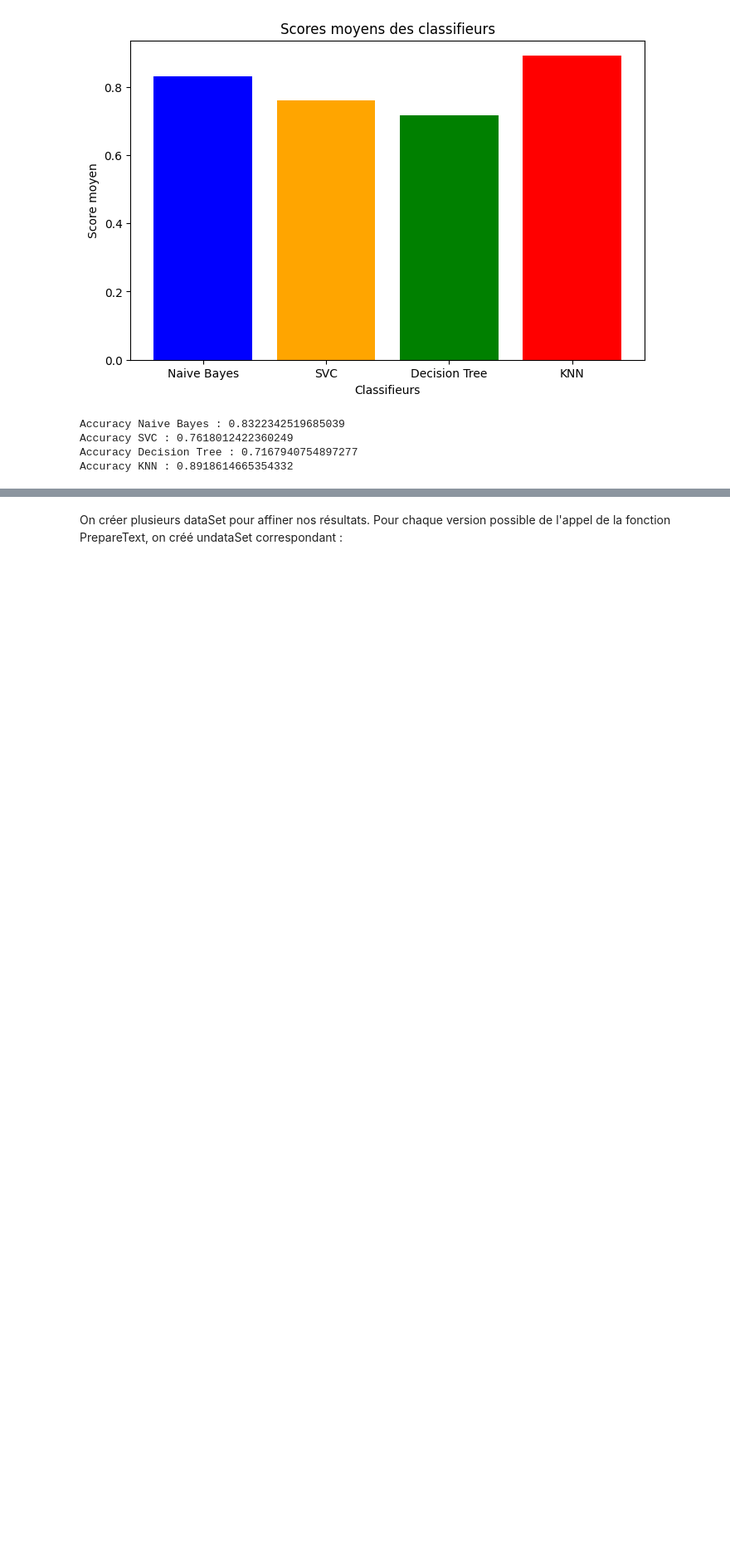
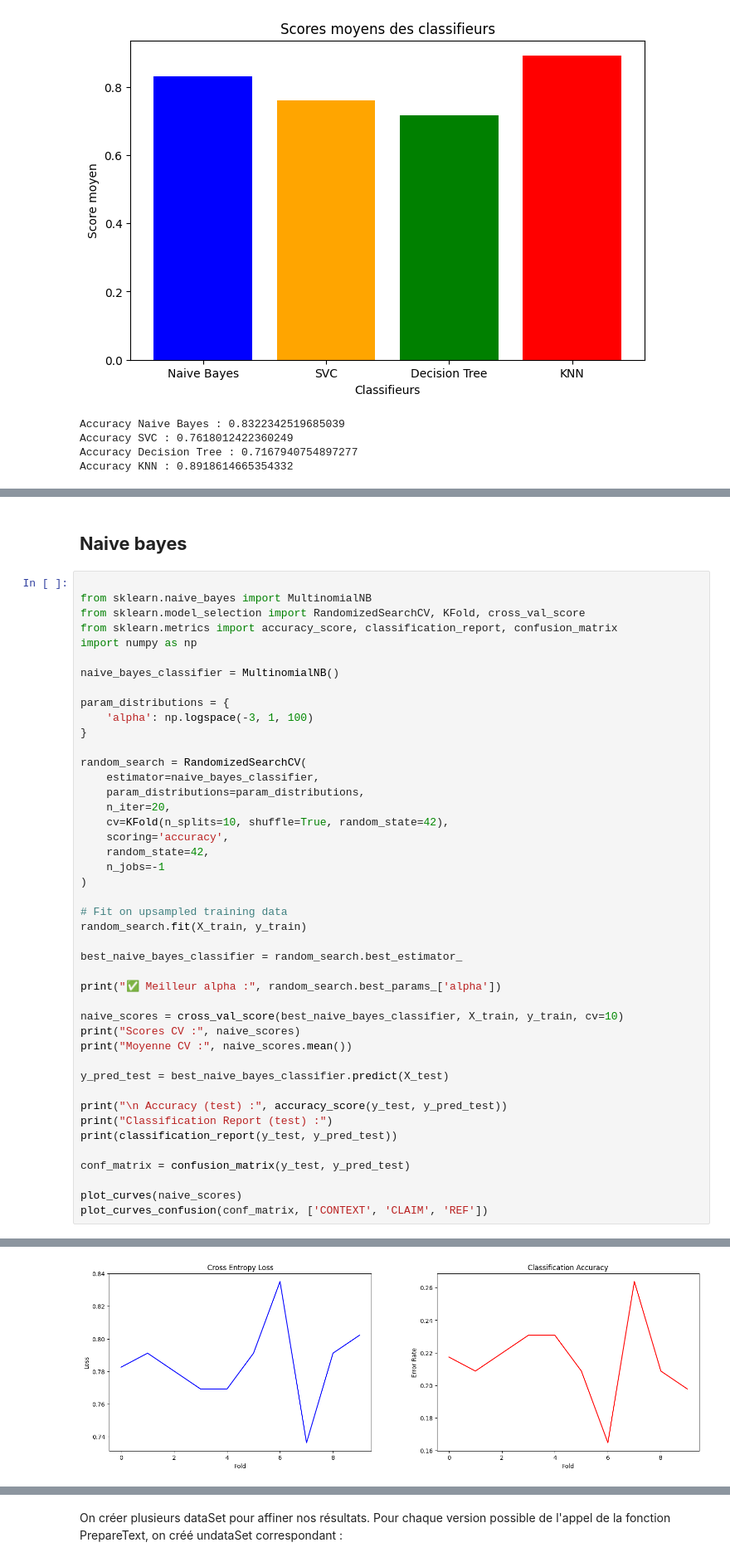
Before and after one commit to Akkuun/M1_IMAGINE_ML_Project, a Jupyter notebook: ML_Project_Group_8.ipynb, the cells around one changed output, grey strips where cells are left out. Shown at 83% size. Drawn from its saved outputs; the diff is of its cells as text; blank space fills up the shorter version.

```diff
--- a/ML_Project_Group_8.ipynb
+++ b/ML_Project_Group_8.ipynb
@@ -1798,0 +1883,47 @@ Accuracy KNN : 0.8918614665354332
+# %% [markdown]
+## **Naive bayes**
+# %%
+
+from sklearn.naive_bayes import MultinomialNB
+from sklearn.model_selection import RandomizedSearchCV, KFold, cross_val_score
+from sklearn.metrics import accuracy_score, classification_report, confusion_matrix
+import numpy as np
+
+naive_bayes_classifier = MultinomialNB()
+
+param_distributions = {
+    'alpha': np.logspace(-3, 1, 100)
+}
+
+random_search = RandomizedSearchCV(
+    estimator=naive_bayes_classifier,
+    param_distributions=param_distributions,
+    n_iter=20,
+    cv=KFold(n_splits=10, shuffle=True, random_state=42),
+    scoring='accuracy',
+    random_state=42,
+    n_jobs=-1
+)
+
+# Fit on upsampled training data
+random_search.fit(X_train, y_train)
+
+best_naive_bayes_classifier = random_search.best_estimator_
+
+print("✅ Meilleur alpha :", random_search.best_params_['alpha'])
+
+naive_scores = cross_val_score(best_naive_bayes_classifier, X_train, y_train, cv=10)
+print("Scores CV :", naive_scores)
+print("Moyenne CV :", naive_scores.mean())
+
+y_pred_test = best_naive_bayes_classifier.predict(X_test)
+
+print("\n Accuracy (test) :", accuracy_score(y_test, y_pred_test))
+print("Classification Report (test) :")
+print(classification_report(y_test, y_pred_test))
+
+conf_matrix = confusion_matrix(y_test, y_pred_test)
+
+plot_curves(naive_scores)
+plot_curves_confusion(conf_matrix, ['CONTEXT', 'CLAIM', 'REF'])
+# %% [output]
@@ -1798,0 +1946 @@ Accuracy KNN : 0.8918614665354332
+[figure, added]
```
Also changed, not shown: parts of 29 cells of this notebook.
